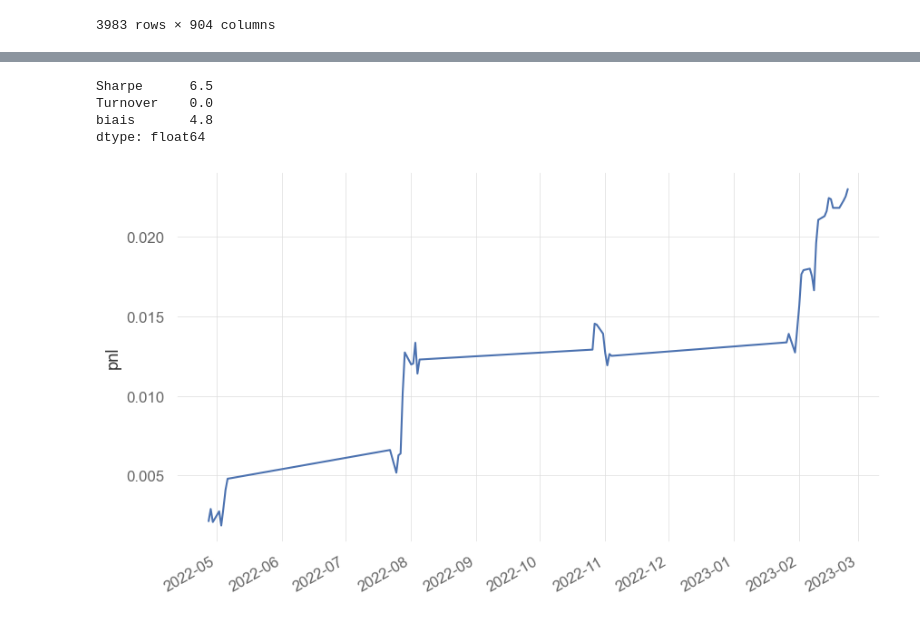
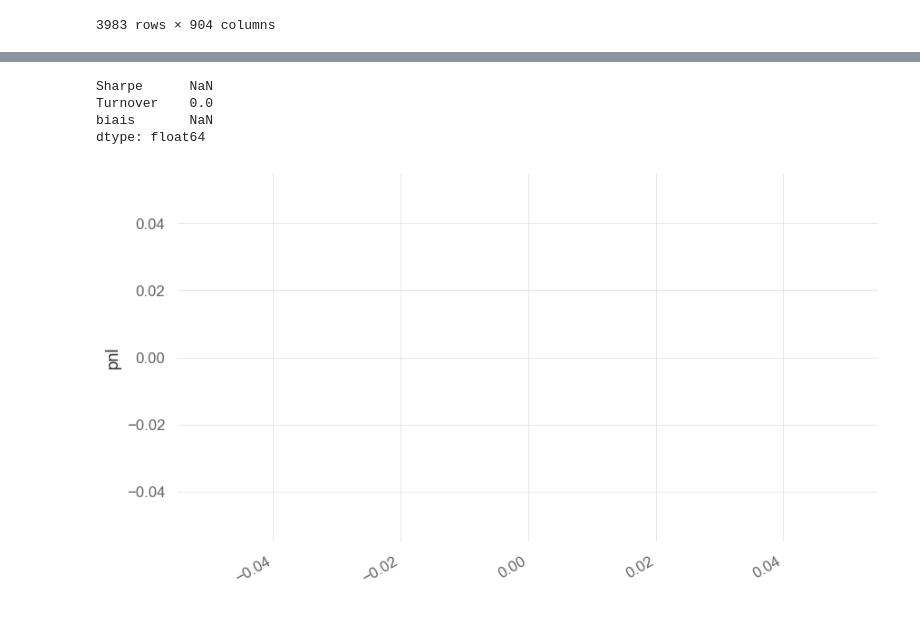
Before and after one commit to nabz78350/backtesting, a Jupyter notebook: strat_earnings.ipynb, the cells around one changed output, grey strips where cells are left out. Drawn from its saved outputs; the diff is of its cells as text; code cells hidden in the pictures.

```diff
--- a/strat_earnings.ipynb
+++ b/strat_earnings.ipynb
@@ -152,7 +214,7 @@ EM = EV / ebitda
 simulations_earnings = dates_earnings.loc['2017Q1':].index
 signal = pd.DataFrame().reindex_like(P)
 # %%
-simulations_earnings = dates_earnings.loc['2020Q1':].index
+simulations_earnings = dates_earnings.loc['2015Q1':].index
 signal = pd.DataFrame().reindex_like(P)
 for i,earning in enumerate(tqdm(simulations_earnings[1:-1])):
     i = i+1
@@ -163,7 +225,7 @@ for i,earning in enumerate(tqdm(simulations_earnings[1:-1])):
     dates_train = dates_earnings.loc[prev_quarter,'dates_earn_cumul']
     end_train = dates_earnings.loc[prev_quarter,'end']
 
-    assert end_train == dates_train[-1]
+    print(end_train, dates_train[-1])
 
     dates_signal = dates_earnings.loc[quarter,'dates_earn']
     tickers = R[R.index.isin(dates_signal)].dropna(1,'all').columns.tolist()
@@ -201,20 +273,21 @@ for i,earning in enumerate(tqdm(simulations_earnings[1:-1])):
 # %%
+signal.to_parquet('signal_earn.pq')
 SIGNAL = signal.reindex_like(P)[P]
 
 SIGNAL = SIGNAL[P].rank(axis=1,pct=True,ascending=True).clip(0.01,0.99).apply(norm.ppf)
-# SIGNAL[SIGNAL.abs()<0.5] = None
+SIGNAL[SIGNAL.abs()<0.5] = None
 SIGNAL = SIGNAL[P].groupby(GICS['gicsect'],axis=1).apply(center)
 SIGNAL = SIGNAL[P].div(SIGNAL.abs().sum(1),0)
 
 pnl = (SIGNAL[P].shift()*R).dropna(0,'all').sum(1)
 sr = sharpe(pnl)
 turnover = SIGNAL.fillna(0).diff().abs().sum(1).mean()
 pnl.cumsum().plot()
 plt.ylabel('pnl')
 pd.Series({'Sharpe':sr,'Turnover':turnover,'biais':pnl.mean()*1e4}).round(1)
 # %% [output]
-Sharpe      6.5
+Sharpe      NaN
 Turnover    0.0
-biais       4.8
+biais       NaN
 dtype: float64
-[figure, old version]
+[figure, new version]
```
Also changed, not shown: parts of 6 cells of this notebook, 2 other files.
